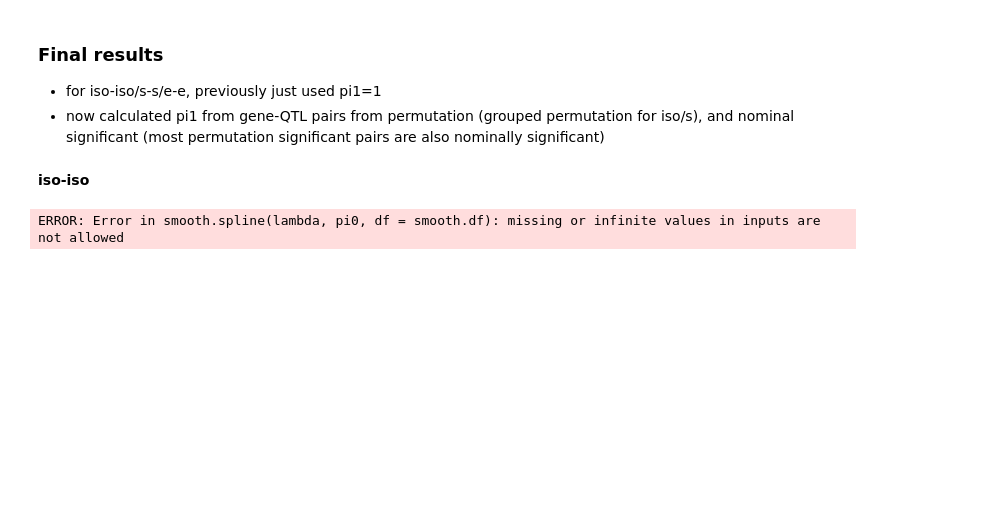
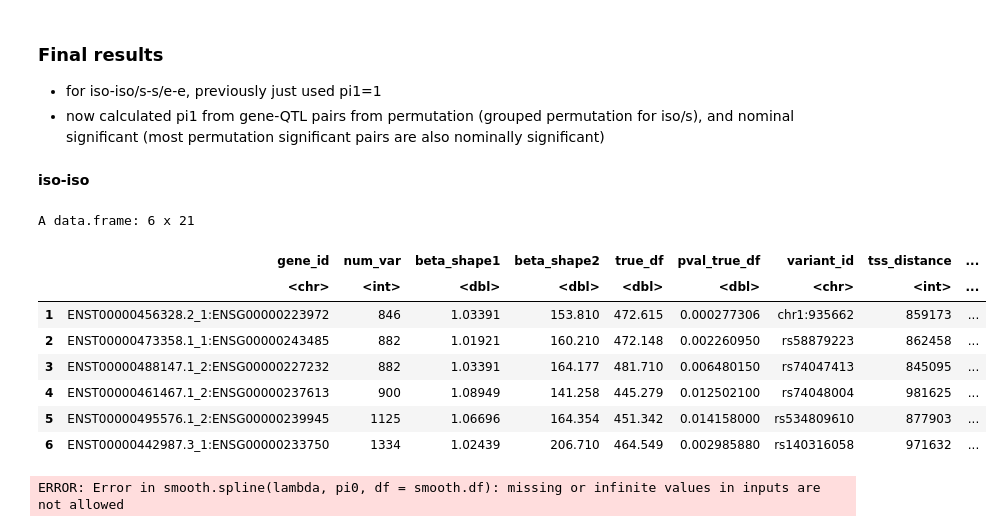
Before and after one commit to gandallab/devBrain_xQTL, a Jupyter notebook: code/04-QTL/cis-sQTL/qvalue_pi0.ipynb, the cells around one changed output. Cells and saved outputs as stored; diff of their text form; code cells hidden in the pictures; blank space fills up the shorter version.

```diff
--- a/code/04-QTL/cis-sQTL/qvalue_pi0.ipynb
+++ b/code/04-QTL/cis-sQTL/qvalue_pi0.ipynb
@@ -217,6 +219,18 @@ p
 **iso-iso**
 # %%
 isoqtl_perm <- fread("isoqtl_new/results/mixed_grp_perm_70hcp/group.perm.genes.txt.gz", data.table = F)
+# %%
+head(isoqtl_perm)
+# %% [output]
+A data.frame: 6 x 21
+|  | gene_id | num_var | beta_shape1 | beta_shape2 | true_df | pval_true_df | variant_id | tss_distance | ... |
+|  | <chr> | <int> | <dbl> | <dbl> | <dbl> | <dbl> | <chr> | <int> | ... |
+| 1 | ENST00000456328.2_1:ENSG00000223972 | 846 | 1.03391 | 153.810 | 472.615 | 0.000277306 | chr1:935662 | 859173 | ... |
+| 2 | ENST00000473358.1_1:ENSG00000243485 | 882 | 1.01921 | 160.210 | 472.148 | 0.002260950 | rs58879223 | 862458 | ... |
+| 3 | ENST00000488147.1_2:ENSG00000227232 | 882 | 1.03391 | 164.177 | 481.710 | 0.006480150 | rs74047413 | 845095 | ... |
+| 4 | ENST00000461467.1_2:ENSG00000237613 | 900 | 1.08949 | 141.258 | 445.279 | 0.012502100 | rs74048004 | 981625 | ... |
+| 5 | ENST00000495576.1_2:ENSG00000239945 | 1125 | 1.06696 | 164.354 | 451.342 | 0.014158000 | rs534809610 | 877903 | ... |
+| 6 | ENST00000442987.3_1:ENSG00000233750 | 1334 | 1.02439 | 206.710 | 464.549 | 0.002985880 | rs140316058 | 971632 | ... |
 # %%
 # I don't understand why there is error
 # This error usually occurs when most pvals are significant
```
Also changed, not shown: parts of 7 cells of this notebook, 19 other files.
